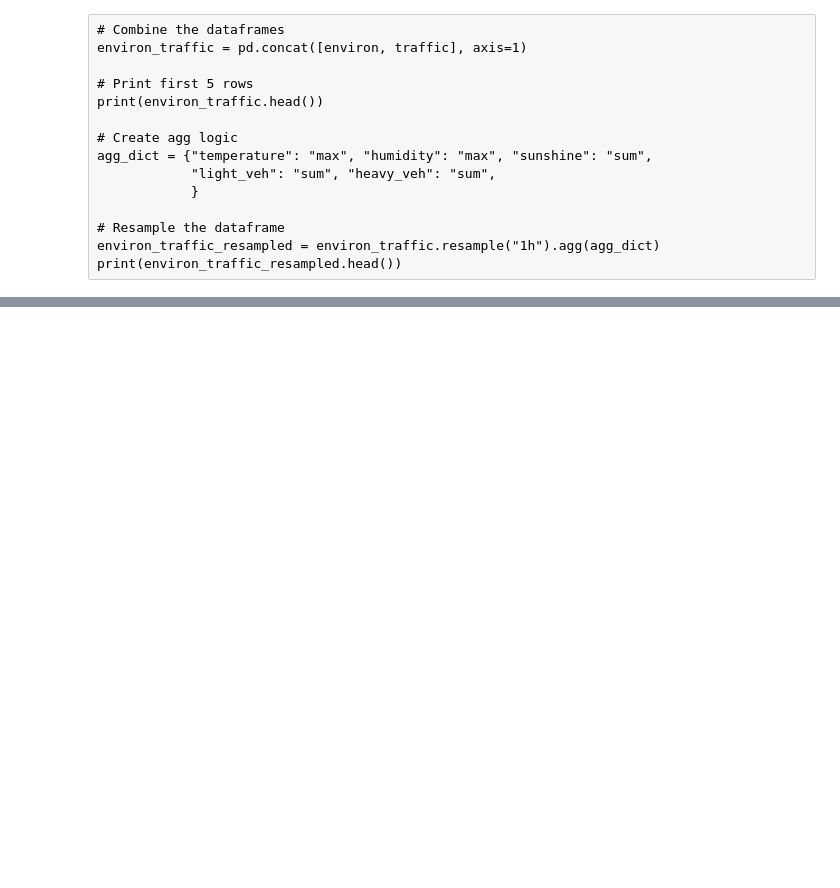
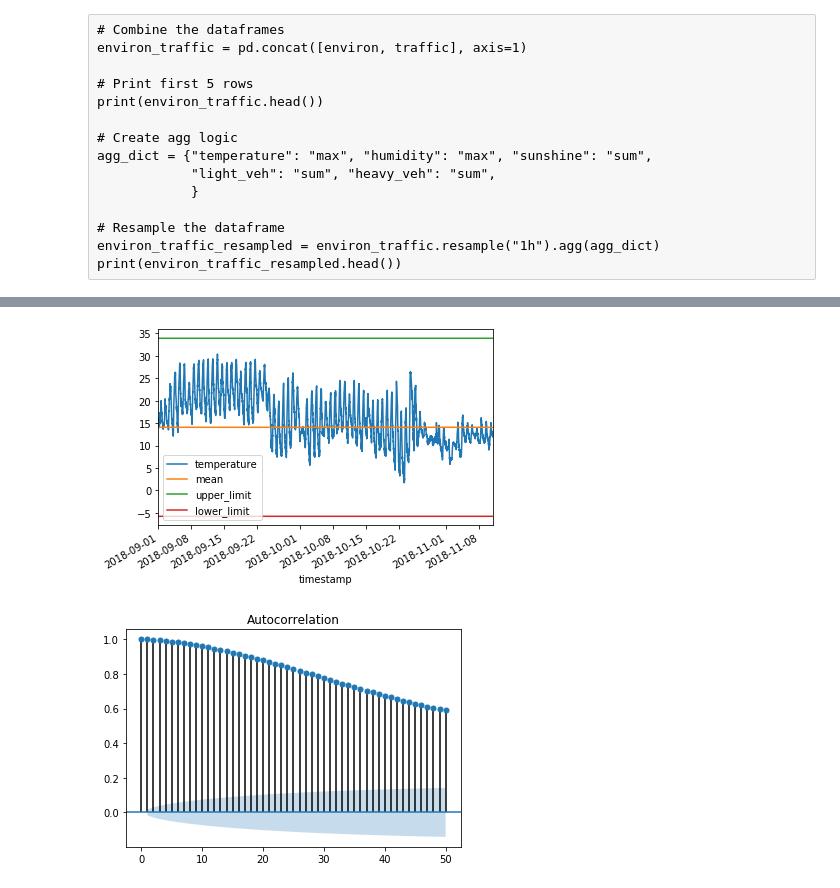
Before and after one commit to DavitGadyan/Mix_Cheatsheets, a Jupyter notebook: Analyzing IoT Data in Python.ipynb, the cells around one changed output, grey strips where cells are left out. Saved outputs shown, nothing was run; the diff lists cells and outputs as text; code cells hidden in the pictures; blank space fills up the shorter version.

```diff
--- a/Analyzing IoT Data in Python.ipynb
+++ b/Analyzing IoT Data in Python.ipynb
@@ -416,0 +475,18 @@ print(environ_traffic_resampled.head())
+# %%
+# Plot traffic dataset
+data[:"2018-11-10"].plot()
+
+# Show plot
+plt.show()
+
+# Import tsaplots
+from statsmodels.graphics import tsaplots
+
+# Plot autocorrelation
+tsaplots.plot_acf(data['temperature'], lags=50)
+
+# Show the plot
+plt.show()
+# %% [output]
+[figure, added]
+[figure, added]
```
Also changed, not shown: parts of 10 cells of this notebook.
